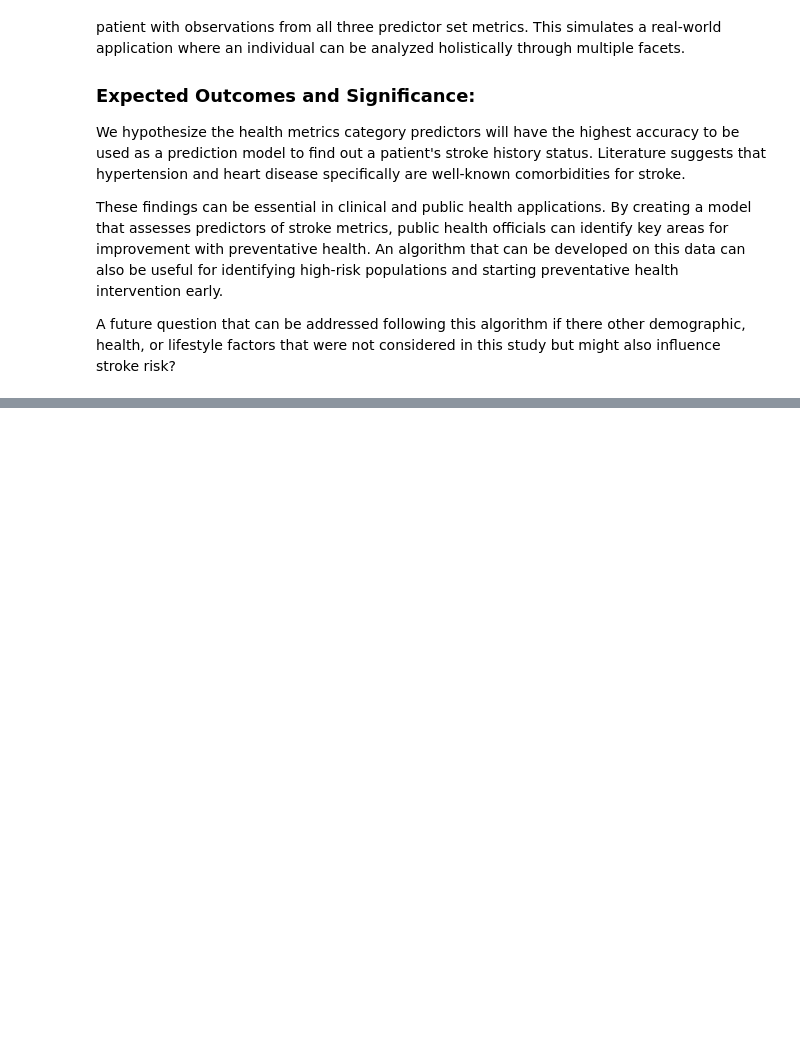
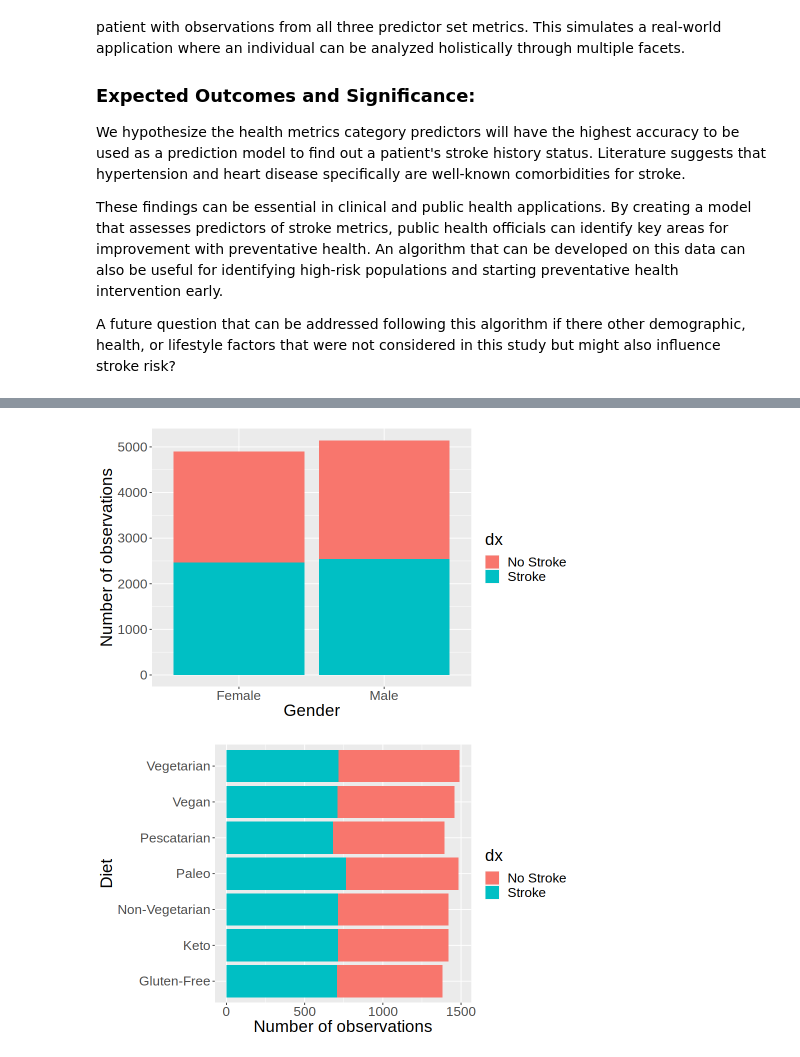
Before and after one commit to chilux00/dsci100-004-15, a Jupyter notebook: main.ipynb, the cells around one changed output, grey strips where cells are left out. Saved outputs shown, nothing was run; the diff lists cells and outputs as text; code cells hidden in the pictures; blank space fills up the shorter version.

```diff
--- a/main.ipynb
+++ b/main.ipynb
@@ -164,0 +182,27 @@ A tibble: 2 × 9
+# %%
+options(repr.plot.width = 8, repr.plot.height = 5)
+
+# visualize data for gender and stroke likelihood
+gender_viz <- stroke_train |>
+    ggplot(aes(x = gender)) +
+    geom_bar(aes(fill = dx)) +
+    xlab("Gender") +
+    ylab("Number of observations") +
+    theme(text = element_text(size=20)) +
+    labs(color = "Diagnosis of stroke")
+
+gender_viz
+
+# visualize data for diet and stroke likelihood
+diet_viz <- stroke_train |>
+    ggplot(aes(y = diet)) +
+    geom_bar(aes(fill = dx)) +
+    xlab("Number of observations") +
+    ylab("Diet") +
+    theme(text = element_text(size=20)) +
+    labs(color = "Diagnosis of stroke")
+
+diet_viz
+# %% [output]
+[figure, added]
+[figure, added]
```
Also changed, not shown: parts of 3 cells of this notebook.
